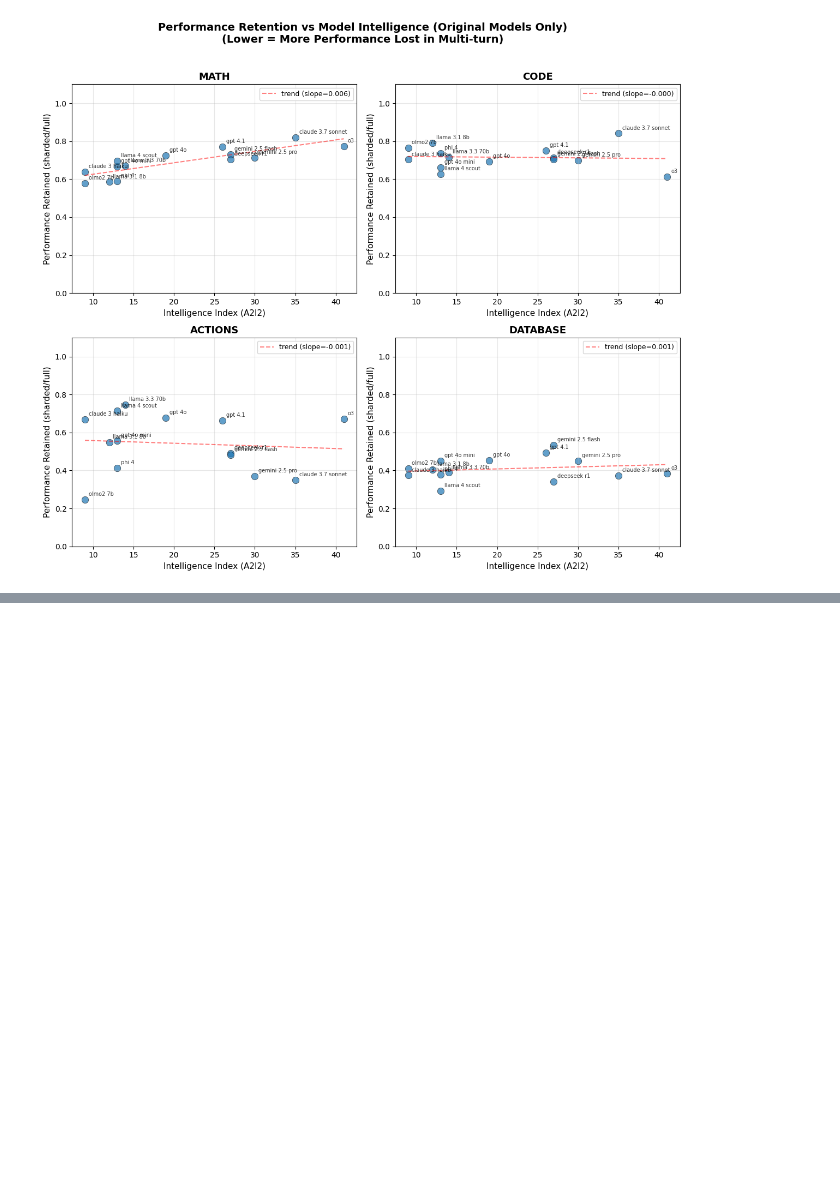
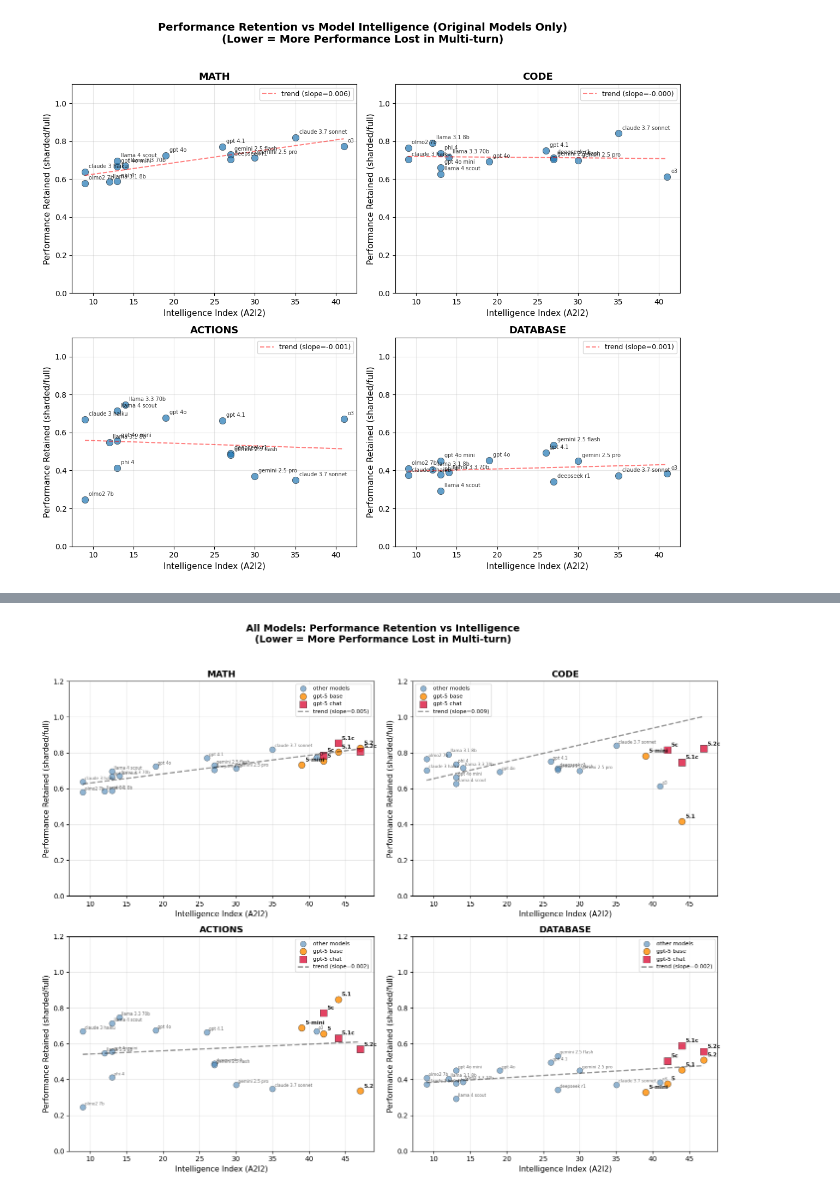
Before and after one commit to matt-seb-ho/ctx_editor, a Jupyter notebook: notebooks/plot_against_capacity.ipynb, the cells around one changed output, grey strips where cells are left out. Drawn from its saved outputs; the diff is of its cells as text; code cells hidden in the pictures; blank space fills up the shorter version.

```diff
--- a/notebooks/plot_against_capacity.ipynb
+++ b/notebooks/plot_against_capacity.ipynb
@@ -294,0 +452,64 @@ plt.show()
+# %%
+# Plot all models combined
+fig, axes = plt.subplots(2, 2, figsize=(14, 11))
+axes = axes.flatten()
+
+for ax, task in zip(axes, tasks_of_interest):
+    task_df = df_combined[df_combined["task"] == task]
+
+    # Separate by source
+    orig_df = task_df[task_df["source"] == "original"]
+    gpt5_df = task_df[task_df["source"] == "gpt5"]
+
+    # Plot original models (blue circles)
+    ax.scatter(orig_df["intelligence"], orig_df["proportion_retained"],
+               s=70, alpha=0.6, edgecolors='black', linewidth=0.5,
+               color='steelblue', label="other models", marker='o')
+
+    # Plot GPT-5 family (orange/red, distinguish base vs chat)
+    gpt5_base = gpt5_df[~gpt5_df["model"].str.contains("-chat")]
+    gpt5_chat = gpt5_df[gpt5_df["model"].str.contains("-chat")]
+
+    ax.scatter(gpt5_base["intelligence"], gpt5_base["proportion_retained"],
+               s=90, alpha=0.8, edgecolors='black', linewidth=0.5,
+               color='darkorange', label="gpt-5 base", marker='o')
+    ax.scatter(gpt5_chat["intelligence"], gpt5_chat["proportion_retained"],
+               s=90, alpha=0.8, edgecolors='black', linewidth=0.5,
+               color='crimson', label="gpt-5 chat", marker='s')
+
+    # Add labels for original models (smaller font)
+    for _, row in orig_df.iterrows():
+        ax.annotate(row["model"].replace("_", " "),
+                    (row["intelligence"], row["proportion_retained"]),
+                    fontsize=6, alpha=0.6,
+                    xytext=(3, 3), textcoords='offset points')
+
+    # Add labels for GPT-5 models (larger font)
+    for _, row in gpt5_df.iterrows():
+        label = row["model"].replace("gpt-", "").replace("-chat", "c")
+        ax.annotate(label,
+                    (row["intelligence"], row["proportion_retained"]),
+                    fontsize=8, alpha=0.9, fontweight='bold',
+                    xytext=(5, 5), textcoords='offset points')
+
+    # Add trend line (all points)
+    if len(task_df) > 1:
+        z = np.polyfit(task_df["intelligence"], task_df["proportion_retained"], 1)
+        p = np.poly1d(z)
+        x_line = np.linspace(task_df["intelligence"].min(), task_df["intelligence"].max(), 100)
+        ax.plot(x_line, p(x_line), "k--", alpha=0.4, linewidth=2, label=f"trend (slope={z[0]:.3f})")
+
+    ax.set_xlabel("Intelligence Index (A2I2)", fontsize=11)
+    ax.set_ylabel("Performance Retained (sharded/full)", fontsize=11)
+    ax.set_title(f"{task.upper()}", fontsize=13, fontweight='bold')
+    ax.legend(loc='best', fontsize=8)
+    ax.grid(True, alpha=0.3)
+    ax.set_ylim(0, 1.2)
+
+plt.suptitle("All Models: Performance Retention vs Intelligence\n(Lower = More Performance Lost in Multi-turn)",
+             fontsize=14, fontweight='bold', y=1.02)
+plt.tight_layout()
+plt.savefig("performance_vs_intelligence_all_models.png", dpi=150, bbox_inches='tight')
+plt.show()
+# %% [output]
+[figure, added]
```
Also changed, not shown: parts of 12 cells of this notebook, 17 other files.
